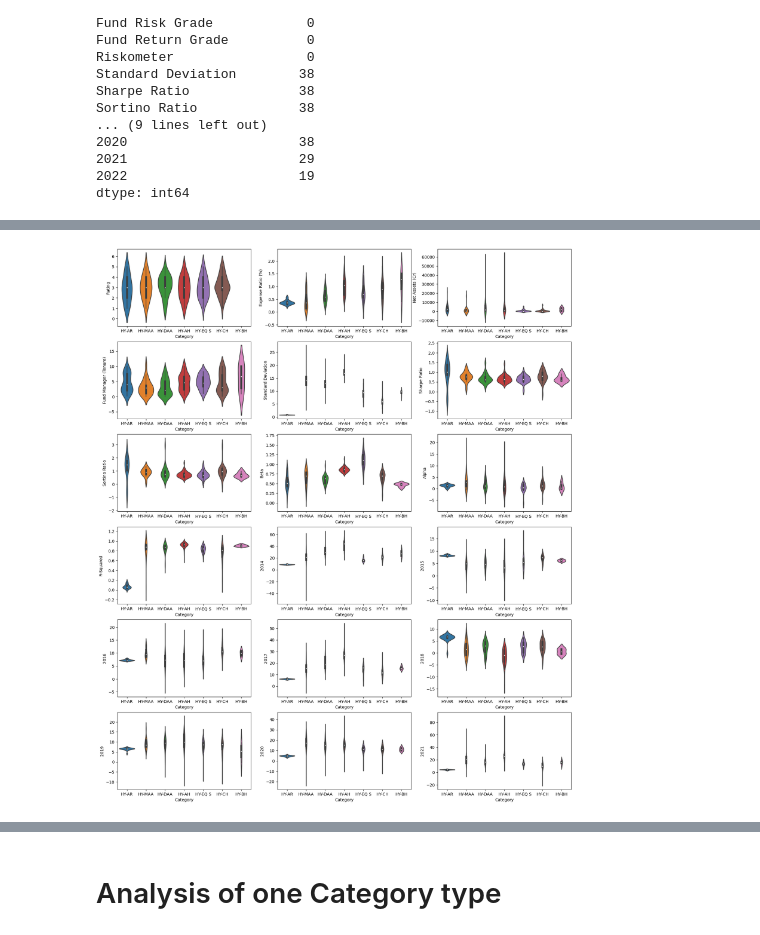
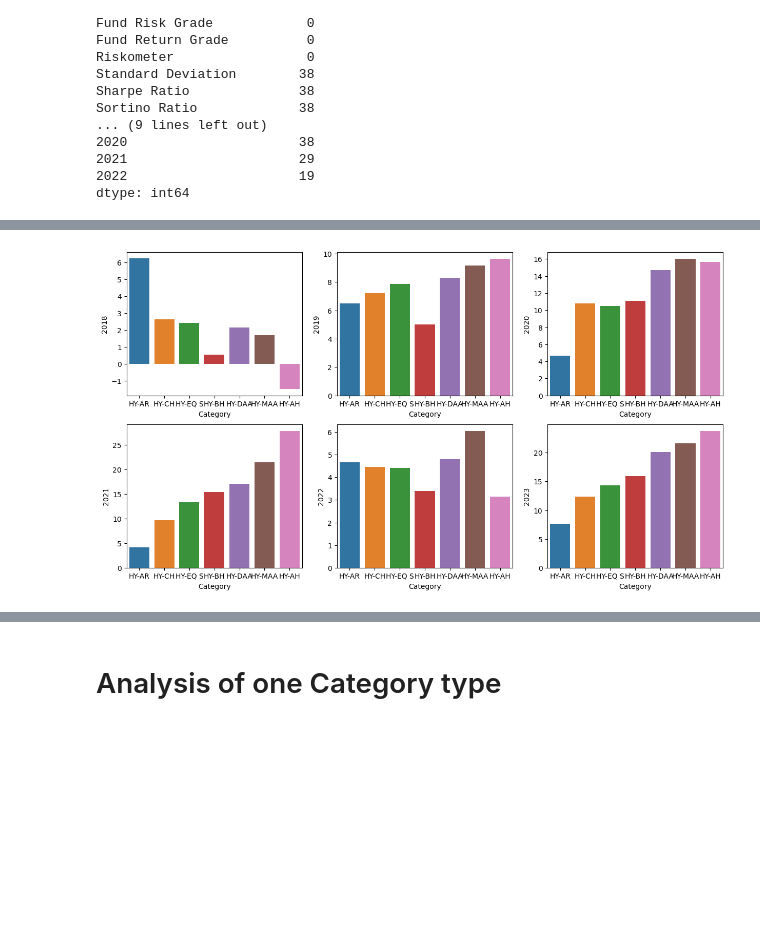
Before and after one commit to dsanr/Mutual-Funds-Analysis, a Jupyter notebook: mf-hybrid.ipynb, the cells around one changed output, grey strips where cells are left out. Drawn from its saved outputs; the diff is of its cells as text; code cells hidden in the pictures; blank space fills up the shorter version.

```diff
--- a/mf-hybrid.ipynb
+++ b/mf-hybrid.ipynb
@@ -4,7 +4,7 @@ import pandas as pd
 import matplotlib.pyplot as plt
 import seaborn as sns
 # %%
-all_hybrid = pd.read_excel('../mf/all-hybrid-funds-2022.xlsx', skiprows=5, index_col=0)
+all_hybrid = pd.read_excel('../mf/all-hybrid-funds-2023.xlsx', skiprows=5, index_col=0)
 # %%
 all_hybrid
 # %% [output]
@@ -49,7 +49,7 @@ Convert return strings to numeric values
 # %%
 all_hybrid['Rating'] = all_hybrid['Rating'].apply(pd.to_numeric, errors='coerce')
 # %%
-all_hybrid.iloc[:, 2:3] = all_hybrid.iloc[:, 2:3].apply(pd.to_numeric, errors='coerce')
+all_hybrid['Expense Ratio (%)'] = all_hybrid['Expense Ratio (%)'].apply(pd.to_numeric, errors='coerce')
 # %%
 all_hybrid.iloc[:, 4:6] = all_hybrid.iloc[:, 4:6].apply(pd.to_numeric, errors='coerce')
 # %%
@@ -136,2 +139,8 @@ sns.scatterplot(data=all_hybrid, x='Fund Return Grade', y='Fund Risk Grade', hue
 # %%
 num_columns = all_hybrid.select_dtypes('number').columns.to_list()
+# %%
+plt.figure(figsize=(20,24))
+for i, col in enumerate(num_columns):
+    plt.subplot(7, 3, i+1)
+    sns.violinplot(data=all_hybrid, x='Category', y=all_hybrid.loc[:, num_columns[i]], hue='Category')
+plt.tight_layout()
@@ -138,6 +167,9 @@ num_columns = all_hybrid.select_dtypes('number').columns.to_list()
+# %%
+all_hybrid_mean = all_hybrid.groupby('Category').mean(numeric_only=True).sort_values(by=2023)
 # %%
-fig, axes = plt.subplots(6,3,figsize=(20,24))
+fig, axes = plt.subplots(2,3,figsize=(15,8))
 for i, ax in enumerate(axes.ravel()):
-    sns.violinplot(data=all_hybrid, x='Category', y=all_hybrid.loc[:, num_columns[i]], ax=ax)
+    sns.barplot(data=all_hybrid_mean, x=all_hybrid_mean.index, y=all_hybrid_mean.iloc[:, i+14],
+                hue=all_hybrid_mean.index, ax=ax)
 # %% [output]
-[figure, old version]
+[figure, new version]
```
Also changed, not shown: parts of 51 cells of this notebook, 3 other files.
